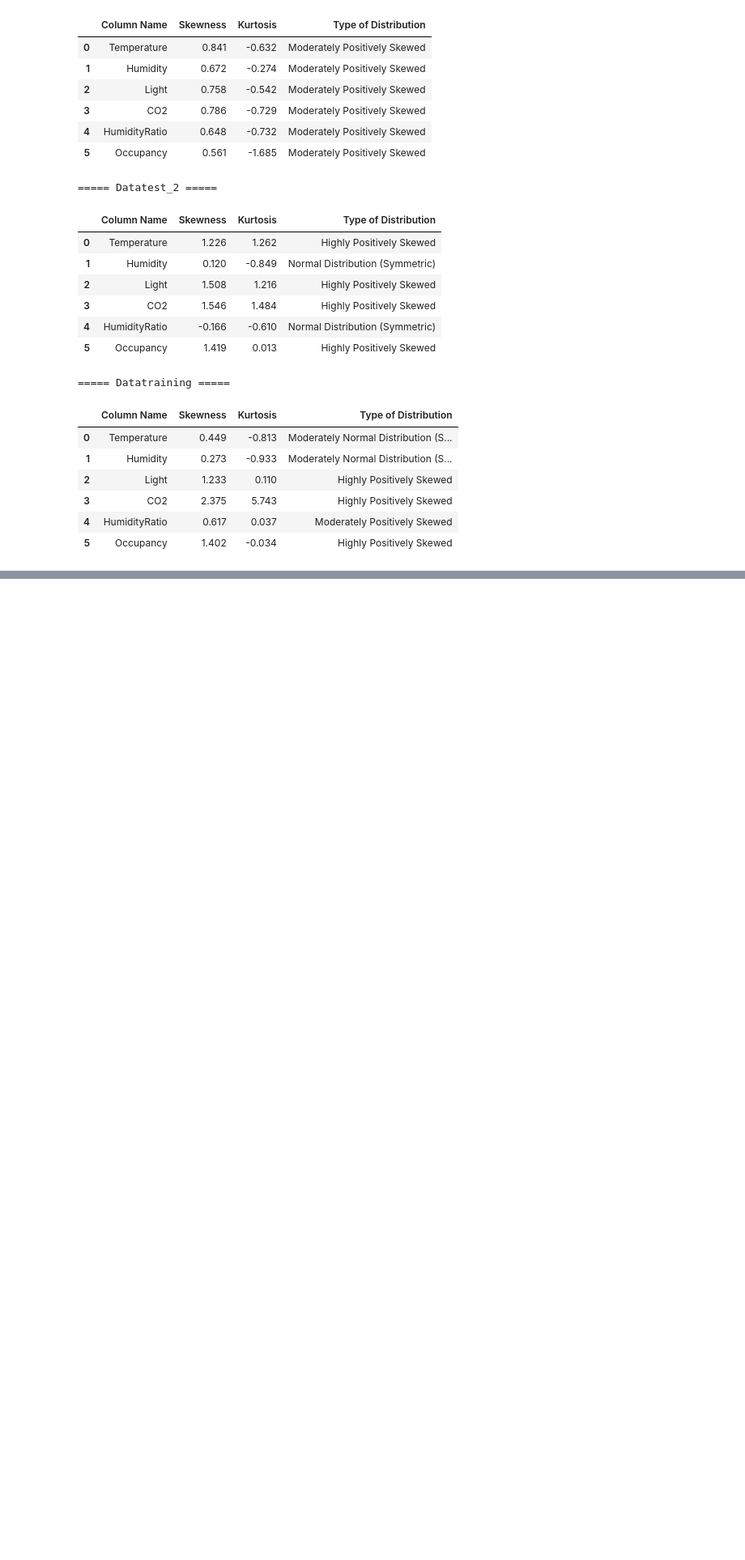
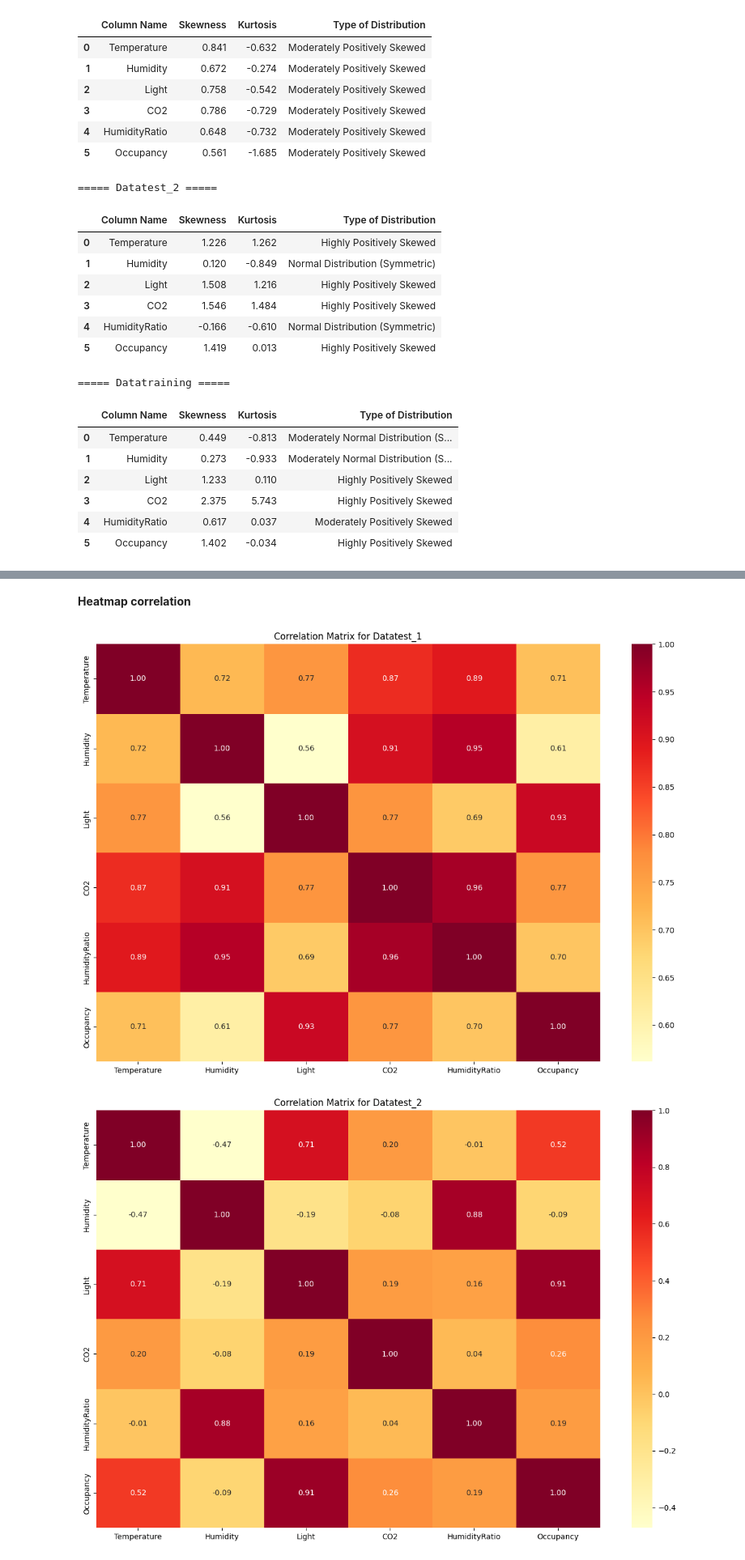
Before and after one commit to aryaadhy/Occupancy_Detection_FINPRO, a Jupyter notebook: FINPRO_DS38_Arya_Adhy.ipynb, the cells around one changed output, grey strips where cells are left out. Shown at 81% size. Saved outputs shown, nothing was run; the diff lists cells and outputs as text; code cells hidden in the pictures; blank space fills up the shorter version.

```diff
--- a/FINPRO_DS38_Arya_Adhy.ipynb
+++ b/FINPRO_DS38_Arya_Adhy.ipynb
@@ -415,0 +454,12 @@ for name, df in datasets.items():
+# %% [markdown]
+**Heatmap correlation**
+# %%
+for name, df in datasets.items():
+    plt.figure(figsize=(15,10))
+    df_numeric = df.select_dtypes(include='number')
+    sns.heatmap(df_numeric.corr(), cmap='YlOrRd', annot=True, fmt='.2f')
+    plt.title(f'Correlation Matrix for {name}')
+    plt.show()
+# %% [output]
+[figure, added]
+[figure, added]
```
Also changed, not shown: parts of 5 cells of this notebook.
